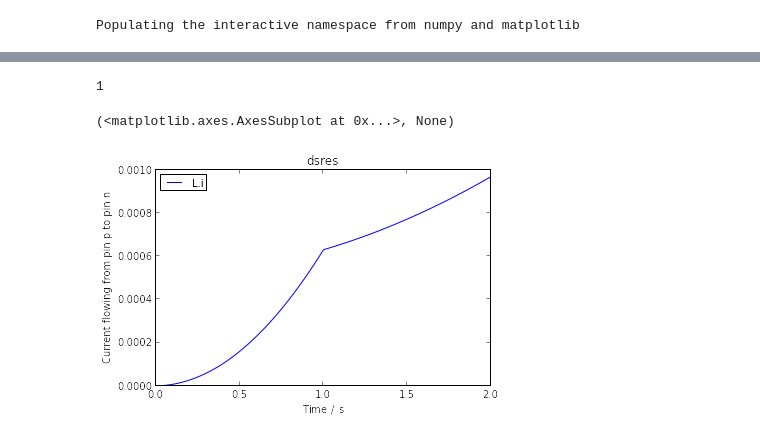
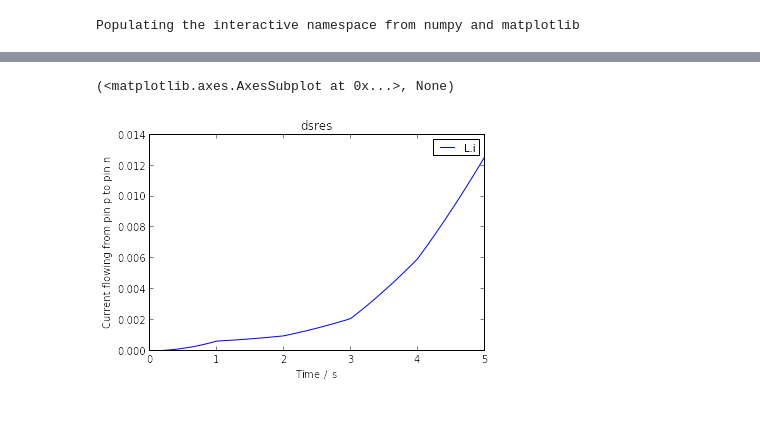
Before and after one commit to kdavies4/ModelicaRes, a Jupyter notebook: examples/simulations.ipynb, the cells around one changed output, grey strips where cells are left out. Drawn from its saved outputs; the diff is of its cells as text; code cells hidden in the pictures.

```diff
--- a/examples/simulations.ipynb
+++ b/examples/simulations.ipynb
@@ -10,10 +10,16 @@ dymo_simulator = dymosim(results_dir='ChuaCircuit/results')
 fmu_simulator = fmi(results_dir='ChuaCircuit/results-fmu')
 # %% [output]
 Populating the interactive namespace from numpy and matplotlib
+# %%
+L = [100, 50, 20, 15]
 # %%
 fmu_simulator.run('ChuaCircuit/CSCVode.fmu', StopTime=1)
-fmu_simulator.continue_run(1, {
-    'L.L': 100
-})
+for l in L:
+    fmu_simulator.continue_run(1, {
+        'L.L': l
+    })
+
+sequence = SimResSequence('ChuaCircuit/results-fmu/%s/dsres*' % fmu_simulator.n_runs)
+sequence.plot(['L.i'])
 # %% [output]
 Simulation interval    : 0.0 - 1 seconds.
@@ -23,10 +35,2 @@ Elapsed simulation time: 0.10836955994 seconds.
+(<matplotlib.axes.AxesSubplot at 0x...>, None)
+[figure, added]
-# %%
-fmu_simulator.n_runs
-# %% [output]
-1
-# %%
-sequence = SimResSequence('ChuaCircuit/results-fmu/1/dsres*.txt')
-sequence.plot('L.i')
-# %% [output]
-(<matplotlib.axes.AxesSubplot at 0x...>, None)
-[figure, removed]
```
Also changed, not shown: parts of 4 cells of this notebook, 2 other files.
